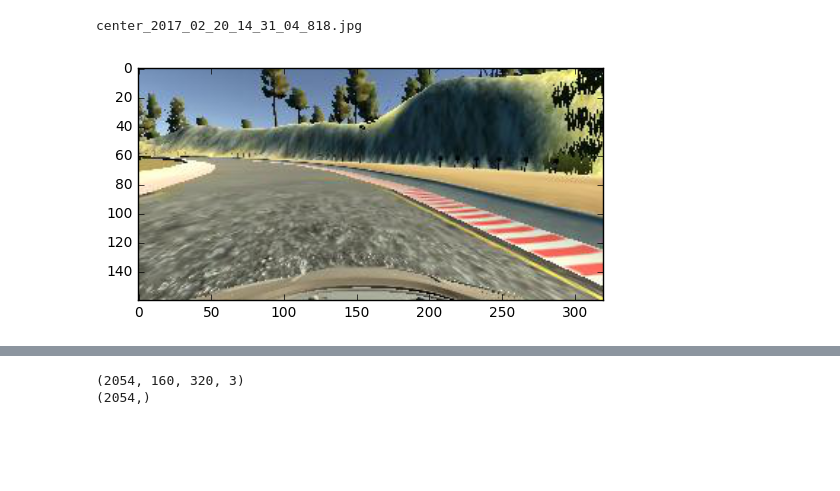
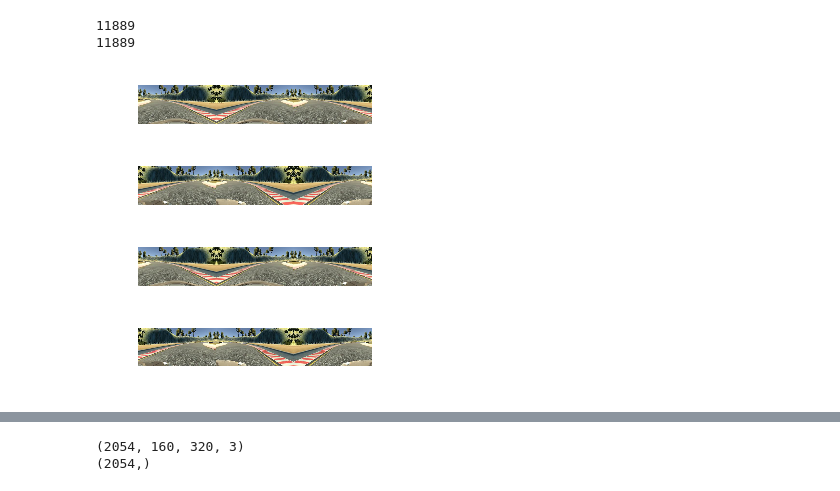
Before and after one commit to anshulee/CarND-Behavioral-Cloning-P3, a Jupyter notebook: MyModel.ipynb, the cells around one changed output, grey strips where cells are left out. Drawn from its saved outputs; the diff is of its cells as text; code cells hidden in the pictures; blank space fills up the shorter version.

```diff
--- a/MyModel.ipynb
+++ b/MyModel.ipynb
@@ -13,34 +13,54 @@ from keras.layers import Dense, Dropout, Flatten, Lambda, ELU, MaxPooling2D
 from keras.regularizers import l2, activity_l2
 from keras.layers.convolutional import Convolution2D
 from keras.layers.core import Activation, Reshape
-
+import pickle
 import matplotlib.pyplot as plt
 %matplotlib inline
 
 # data paths
-session_data = '../P3Training/driving_log.csv'
+training_data = '../P3Training/driving_log.csv'
 udacity_data = 'data/driving_log.csv'
-path_prefix = 'data/'
-session_data_path='../P3Training/IMG/'
-f = open(session_data)
-images=[]
-measurements=[]
-for line in f:
-    tokens=line.split(',')
-    centerNameToken=tokens[0]
-    centerNames=centerNameToken.split('/')
-    centerName=centerNames[-1]
-    centerImage=session_data_path+centerName
-    image=plt.imread(centerImage)
-    plt.imshow(image)
-    print(centerName)
-    break;
-    '''image=plt.imread(tokens[0])
-    plt.imshow(image)
-    images.append(image)
-    measurements.append(tokens[3])
-print(len(images))
-print(len(measurements))'''
+udacity_path_prefix = 'data/'
+training_path_prefix='../P3Training/IMG/'
-# %% [output]
-center_2017_02_20_14_31_04_818.jpg
-[figure, removed]
+# %%
+#Gather left  right and center images also
+f = open(training_data)
+images=[]
+measurements=[]
+correction=0.15
+for line in f:
+    tokens=line.split(',')
+    for i in range(3):
+
+        nameToken=tokens[i]
+        name=nameToken.split('/')[-1]
+
+        imageName=training_path_prefix+name
+        image=plt.imread(imageName)
+        images.append(image)
+    steeringAngle=(float)(tokens[3])
+    measurements.append(steeringAngle)
+    measurements.append(steeringAngle+correction)
+    measurements.append(steeringAngle-correction)
+
+
+    '''image=plt.imread(tokens[0])
+    plt.imshow(image)
+    images.append(image)
+    measurements.append(tokens[3])'''
+print(len(images))
+print(len(measurements))
+# %% [output]
+11889
+11889
+# %%
+fig, axs = plt.subplots(4,3, figsize=(3, 4))
+fig.subplots_adjust(hspace = .2, wspace=.001)
+axs = axs.ravel()
+
+
+for i, img in enumerate(augmented_images[0:12]):
+    axs[i].axis('off')
+    axs[i].imshow(img)
+# %% [output]
+[figure, added]
```
Also changed, not shown: parts of 6 cells of this notebook.
